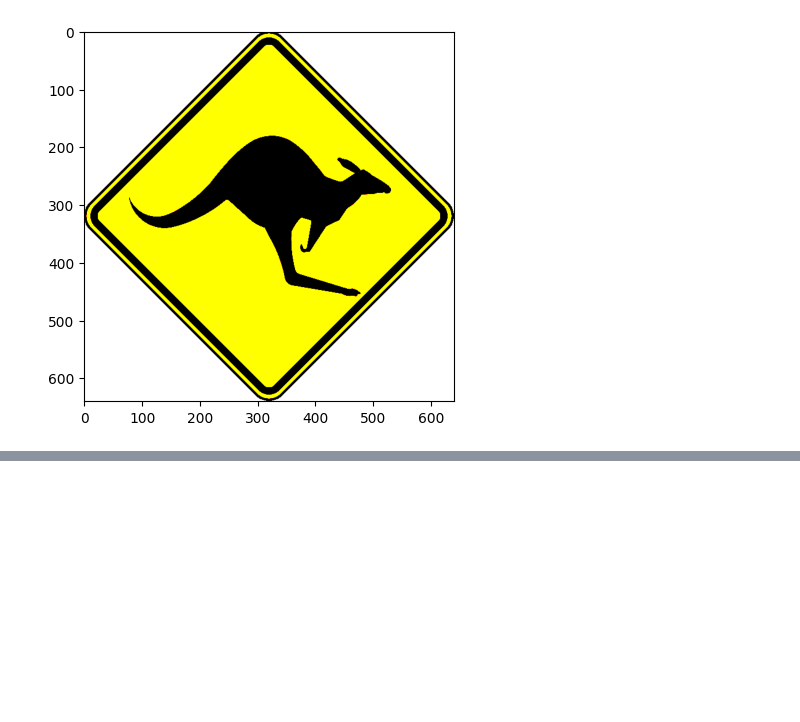
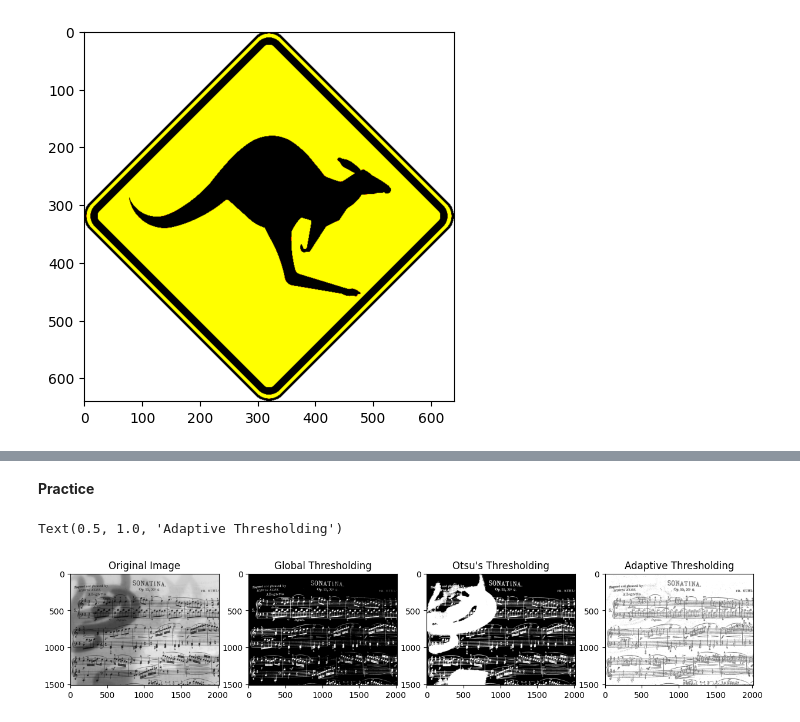
Before and after one commit to kurtgrothe/opencv, a Jupyter notebook: courses/1-mastering-opencv-with-python/modules/2-basic-img-operations/code/2-thresholding.ipynb, the cells around one changed output, grey strips where cells are left out. Drawn from its saved outputs; the diff is of its cells as text; code cells hidden in the pictures; blank space fills up the shorter version.

```diff
--- a/courses/1-mastering-opencv-with-python/modules/2-basic-img-operations/code/2-thresholding.ipynb
+++ b/courses/1-mastering-opencv-with-python/modules/2-basic-img-operations/code/2-thresholding.ipynb
@@ -87,0 +136,24 @@ ax[1,2].hist(b_thresh.ravel(),bins=256, alpha=0.7); ax[1,2].set_title('Threshold
+# %% [markdown]
+**Practice**
+# %%
+image = '../data/Sheet_Music_Test-1.jpg'
+
+img = cv2.imread(image, cv2.IMREAD_GRAYSCALE)
+
+# Global Thresholding
+img_global_thresh = cv2.threshold(img, 60, 255, cv2.THRESH_BINARY_INV)[1]
+
+# Otus's Binarization
+img_otsu_thresh = cv2.threshold(img, 0, 255, cv2.THRESH_BINARY_INV+cv2.THRESH_OTSU)[1]
+
+# Adaptive Thresholding
+img_adaptive_thresh = cv2.adaptiveThreshold(img, 255, cv2.ADAPTIVE_THRESH_MEAN_C, cv2.THRESH_BINARY, 5, 4)
+
+fig, ax = plt.subplots(1, 4, figsize=(15, 10))
+ax[0].imshow(img, cmap='gray'); ax[0].set_title('Original Image')
+ax[1].imshow(img_global_thresh, cmap='gray'); ax[1].set_title('Global Thresholding')
+ax[2].imshow(img_otsu_thresh, cmap='gray'); ax[2].set_title("Otsu's Thresholding")
+ax[3].imshow(img_adaptive_thresh, cmap='gray'); ax[3].set_title('Adaptive Thresholding')
+# %% [output]
+Text(0.5, 1.0, 'Adaptive Thresholding')
+[figure, added]
```
Also changed, not shown: parts of 6 cells of this notebook.
